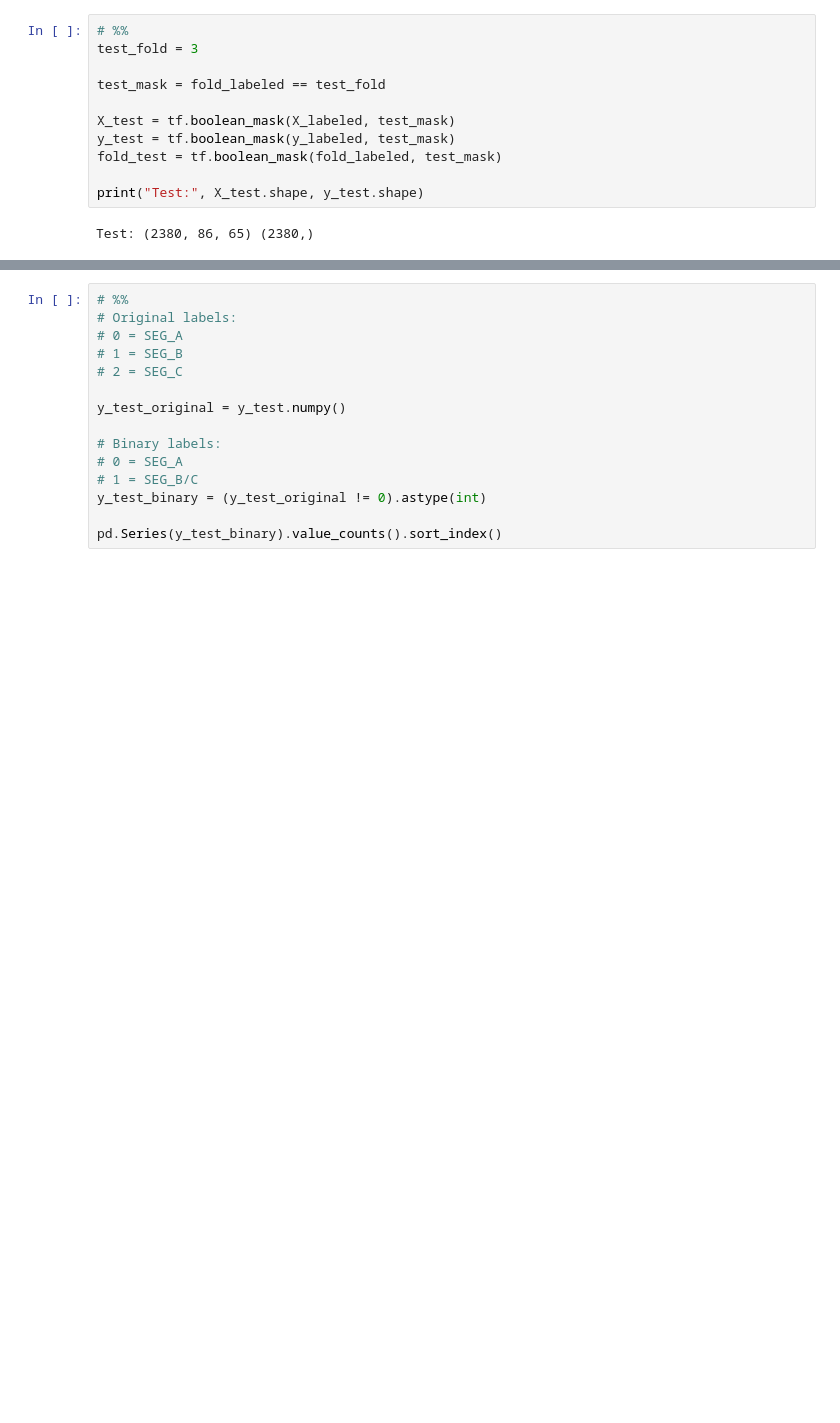
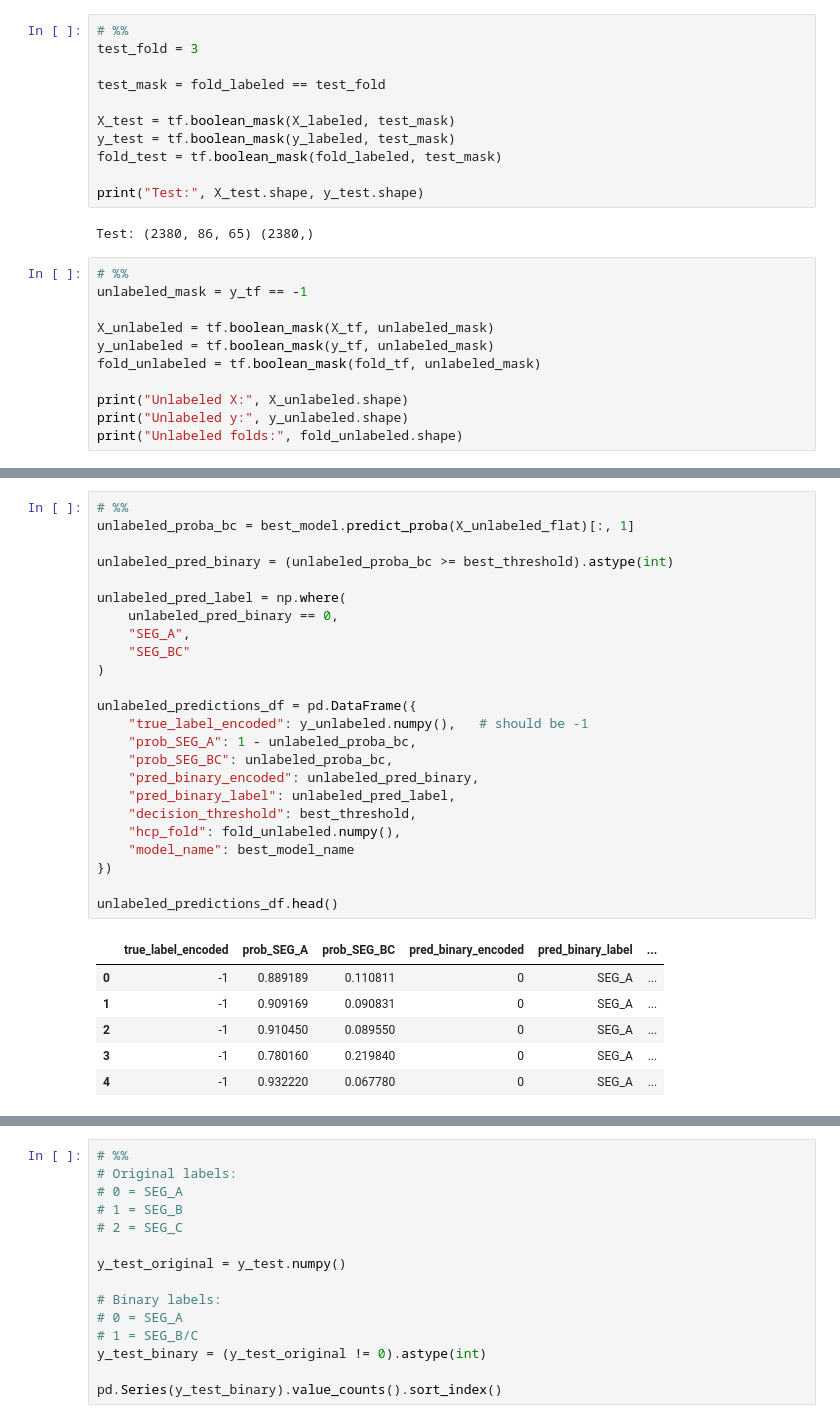
Before and after one commit to david-bazalduaa/Pfizer-segmentation-Ulcerative-Colitis, a Jupyter notebook: Neural network/A_vs_BC_Predictions.ipynb, the cells around one changed output, grey strips where cells are left out. Cells and saved outputs as stored; diff of their text form; blank space fills up the shorter version.

```diff
--- a/Neural network/A_vs_BC_Predictions.ipynb
+++ b/Neural network/A_vs_BC_Predictions.ipynb
@@ -93,3 +93,14 @@ fold_test = tf.boolean_mask(fold_labeled, test_mask)
 print("Test:", X_test.shape, y_test.shape)
 # %% [output]
 Test: (2380, 86, 65) (2380,)
+# %%
+# %%
+unlabeled_mask = y_tf == -1
+
+X_unlabeled = tf.boolean_mask(X_tf, unlabeled_mask)
+y_unlabeled = tf.boolean_mask(y_tf, unlabeled_mask)
+fold_unlabeled = tf.boolean_mask(fold_tf, unlabeled_mask)
+
+print("Unlabeled X:", X_unlabeled.shape)
+print("Unlabeled y:", y_unlabeled.shape)
+print("Unlabeled folds:", fold_unlabeled.shape)
@@ -95,0 +118,31 @@ Test: (2380, 86, 65) (2380,)
+# %%
+# %%
+unlabeled_proba_bc = best_model.predict_proba(X_unlabeled_flat)[:, 1]
+
+unlabeled_pred_binary = (unlabeled_proba_bc >= best_threshold).astype(int)
+
+unlabeled_pred_label = np.where(
+    unlabeled_pred_binary == 0,
+    "SEG_A",
+    "SEG_BC"
+)
+
+unlabeled_predictions_df = pd.DataFrame({
+    "true_label_encoded": y_unlabeled.numpy(),   # should be -1
+    "prob_SEG_A": 1 - unlabeled_proba_bc,
+    "prob_SEG_BC": unlabeled_proba_bc,
+    "pred_binary_encoded": unlabeled_pred_binary,
+    "pred_binary_label": unlabeled_pred_label,
+    "decision_threshold": best_threshold,
+    "hcp_fold": fold_unlabeled.numpy(),
+    "model_name": best_model_name
+})
+
+unlabeled_predictions_df.head()
+# %% [output]
+|  | true_label_encoded | prob_SEG_A | prob_SEG_BC | pred_binary_encoded | pred_binary_label | ... |
+| 0 | -1 | 0.889189 | 0.110811 | 0 | SEG_A | ... |
+| 1 | -1 | 0.909169 | 0.090831 | 0 | SEG_A | ... |
+| 2 | -1 | 0.910450 | 0.089550 | 0 | SEG_A | ... |
+| 3 | -1 | 0.780160 | 0.219840 | 0 | SEG_A | ... |
+| 4 | -1 | 0.932220 | 0.067780 | 0 | SEG_A | ... |
```
Also changed, not shown: parts of 17 cells of this notebook, 2 other files.
